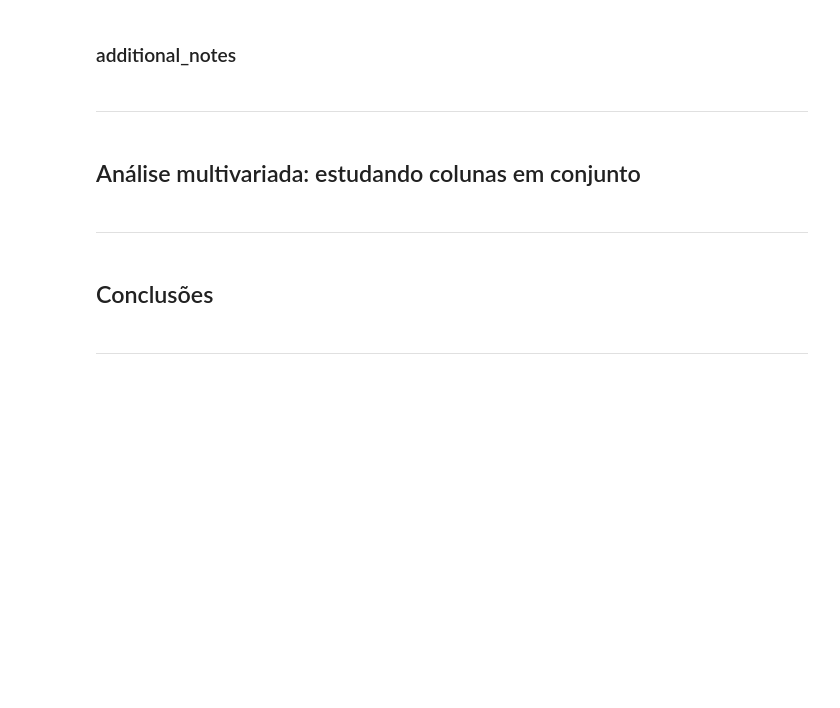
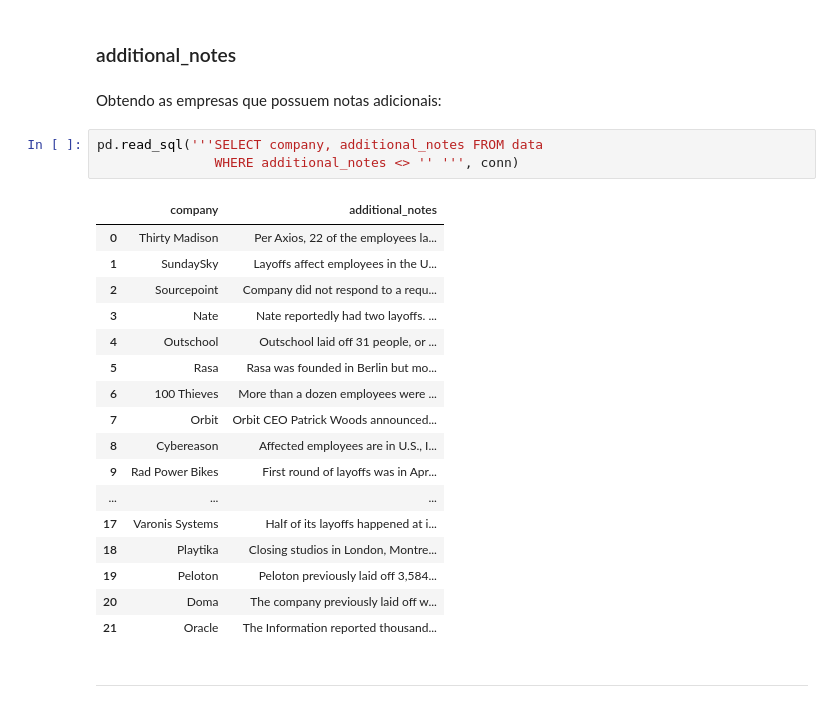
Before and after one commit to Samirnunes/eda_sql_univariate_tech_layoffs, a Jupyter notebook: eda_tech_layoffs.ipynb, the cells around one changed output. Cells and saved outputs as stored; diff of their text form; blank space fills up the shorter version.

```diff
--- a/eda_tech_layoffs.ipynb
+++ b/eda_tech_layoffs.ipynb
@@ -257,12 +489,27 @@ pd.read_sql('''SELECT AVG(impacted_workforce_percentage)
 # %% [markdown]
 ### additional_notes
+# %% [markdown]
+Obtendo as empresas que possuem notas adicionais:
+# %%
+pd.read_sql('''SELECT company, additional_notes FROM data
+               WHERE additional_notes <> '' ''', conn)
+# %% [output]
+|  | company | additional_notes |
+| 0 | Thirty Madison | Per Axios, 22 of the employees la... |
+| 1 | SundaySky | Layoffs affect employees in the U... |
+| 2 | Sourcepoint | Company did not respond to a requ... |
+| 3 | Nate | Nate reportedly had two layoffs. ... |
+| 4 | Outschool | Outschool laid off 31 people, or ... |
+| 5 | Rasa | Rasa was founded in Berlin but mo... |
+| 6 | 100 Thieves | More than a dozen employees were ... |
+| 7 | Orbit | Orbit CEO Patrick Woods announced... |
+| 8 | Cybereason | Affected employees are in U.S., I... |
+| 9 | Rad Power Bikes | First round of layoffs was in Apr... |
+| ... | ... | ... |
+| 17 | Varonis Systems | Half of its layoffs happened at i... |
+| 18 | Playtika | Closing studios in London, Montre... |
+| 19 | Peloton | Peloton previously laid off 3,584... |
+| 20 | Doma | The company previously laid off w... |
+| 21 | Oracle | The Information reported thousand... |
 # %% [markdown]
 ---
-# %% [markdown]
-## Análise multivariada: estudando colunas em conjunto
-# %% [markdown]
----
-# %% [markdown]
-## Conclusões
-# %% [markdown]
----
```
Also changed, not shown: parts of 27 cells of this notebook, 2 other files.
